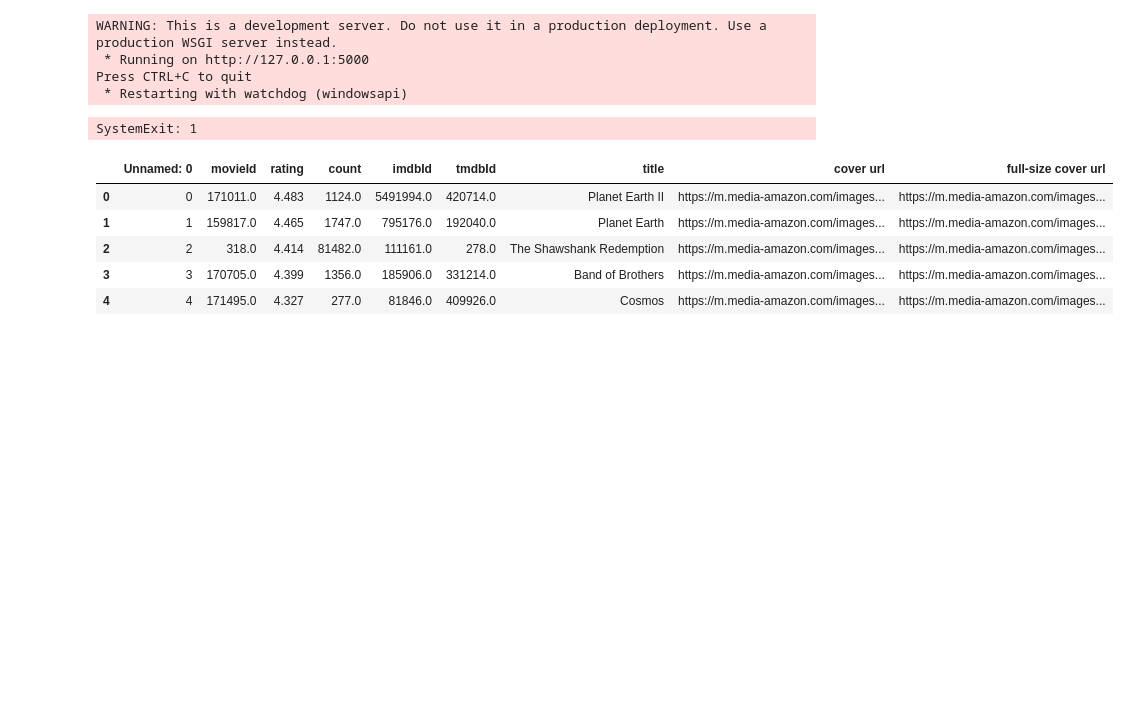
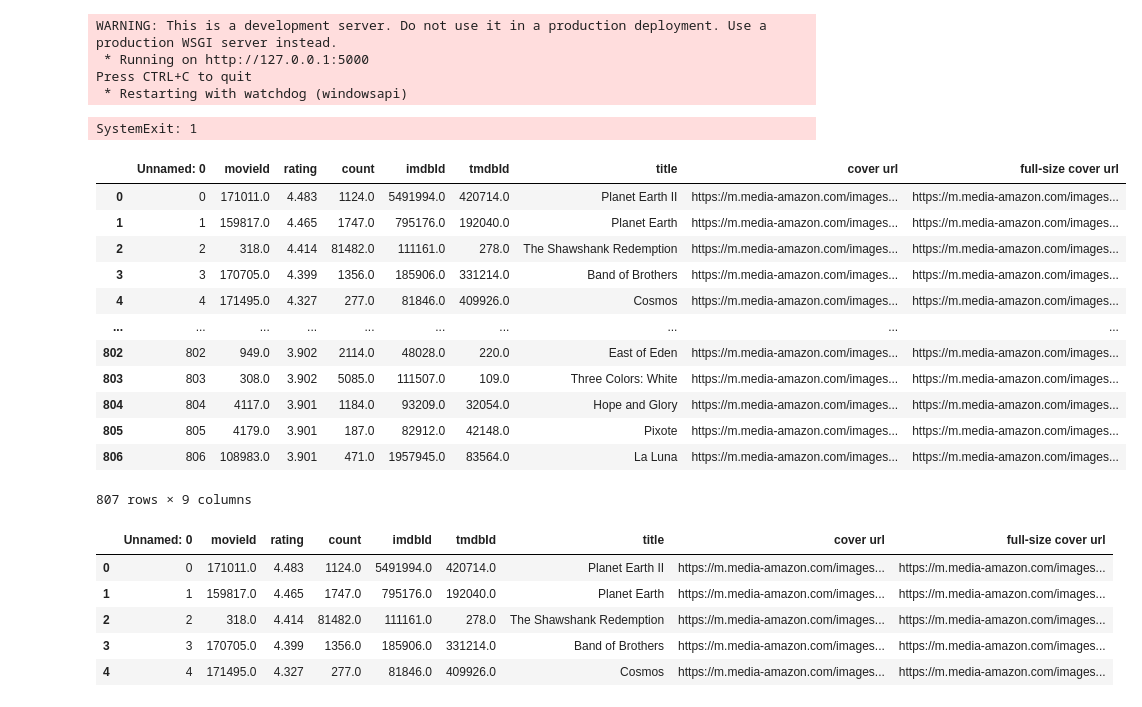
Before and after one commit to saketthakur001/Movies-website-, a Jupyter notebook: test.ipynb, the cells around one changed output. Cells and saved outputs as stored; diff of their text form; code cells hidden in the pictures; blank space fills up the shorter version.

```diff
--- a/test.ipynb
+++ b/test.ipynb
@@ -133,3 +123,22 @@ def index():
+# %%
+import pandas as pd
+df_top_movies = pd.read_csv('top_movies.csv')
+# %%
+df_top_movies
+# %% [output]
+|  | Unnamed: 0 | movieId | rating | count | imdbId | tmdbId | title | cover url | full-size cover url |
+| 0 | 0 | 171011.0 | 4.483 | 1124.0 | 5491994.0 | 420714.0 | Planet Earth II | https://m.media-amazon.com/images... | https://m.media-amazon.com/images... |
+| 1 | 1 | 159817.0 | 4.465 | 1747.0 | 795176.0 | 192040.0 | Planet Earth | https://m.media-amazon.com/images... | https://m.media-amazon.com/images... |
+| 2 | 2 | 318.0 | 4.414 | 81482.0 | 111161.0 | 278.0 | The Shawshank Redemption | https://m.media-amazon.com/images... | https://m.media-amazon.com/images... |
+| 3 | 3 | 170705.0 | 4.399 | 1356.0 | 185906.0 | 331214.0 | Band of Brothers | https://m.media-amazon.com/images... | https://m.media-amazon.com/images... |
+| 4 | 4 | 171495.0 | 4.327 | 277.0 | 81846.0 | 409926.0 | Cosmos | https://m.media-amazon.com/images... | https://m.media-amazon.com/images... |
+| ... | ... | ... | ... | ... | ... | ... | ... | ... | ... |
+| 802 | 802 | 949.0 | 3.902 | 2114.0 | 48028.0 | 220.0 | East of Eden | https://m.media-amazon.com/images... | https://m.media-amazon.com/images... |
+| 803 | 803 | 308.0 | 3.902 | 5085.0 | 111507.0 | 109.0 | Three Colors: White | https://m.media-amazon.com/images... | https://m.media-amazon.com/images... |
+| 804 | 804 | 4117.0 | 3.901 | 1184.0 | 93209.0 | 32054.0 | Hope and Glory | https://m.media-amazon.com/images... | https://m.media-amazon.com/images... |
+| 805 | 805 | 4179.0 | 3.901 | 187.0 | 82912.0 | 42148.0 | Pixote | https://m.media-amazon.com/images... | https://m.media-amazon.com/images... |
+| 806 | 806 | 108983.0 | 3.901 | 471.0 | 1957945.0 | 83564.0 | La Luna | https://m.media-amazon.com/images... | https://m.media-amazon.com/images... |
+807 rows × 9 columns
 # %%
 import pandas as pd
 
```
Also changed, not shown: parts of 1 cell of this notebook.
